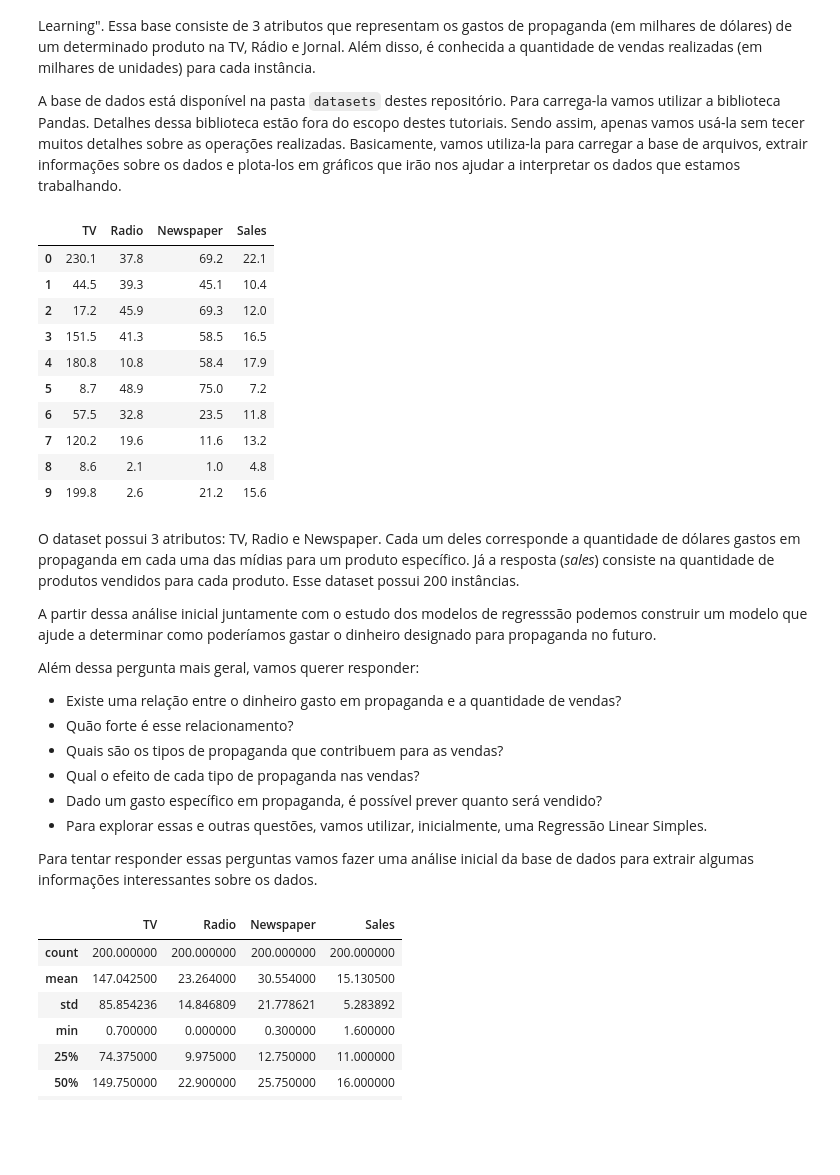
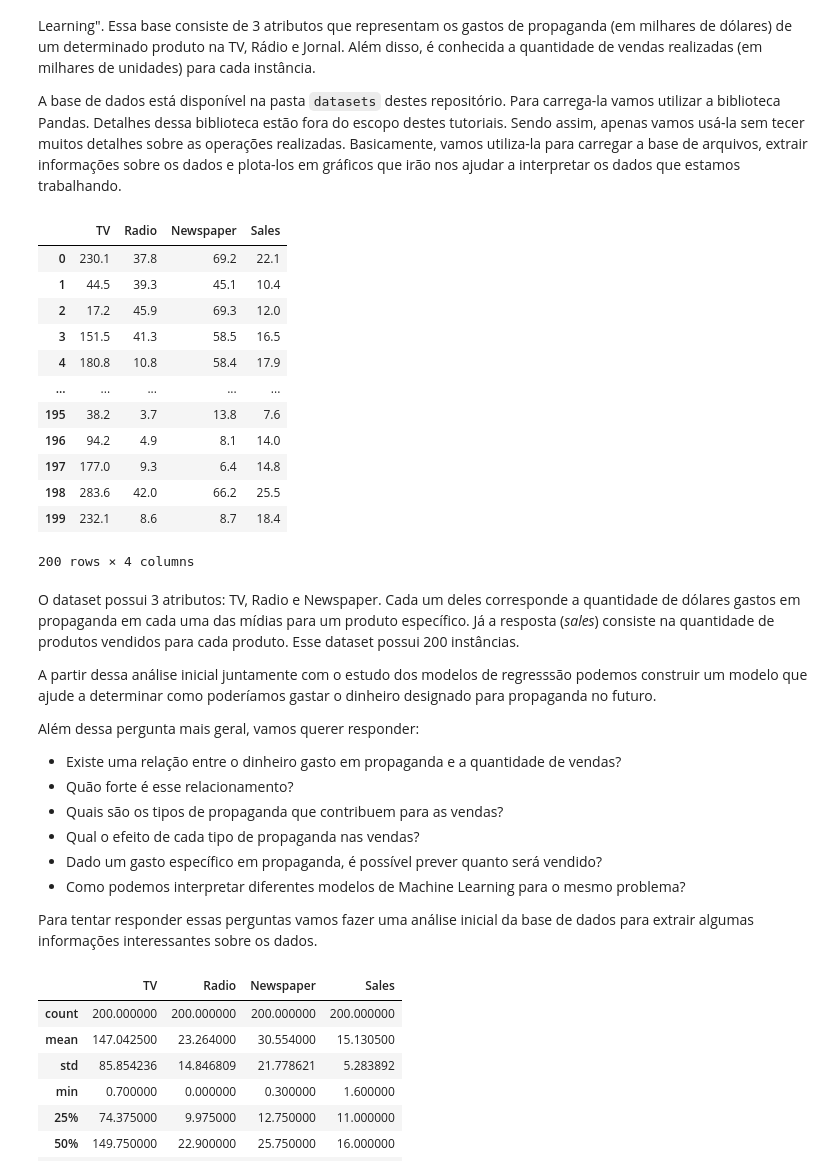
Before and after one commit to adolfoguimaraes/datascience, a Jupyter notebook: code/03_laboratorio_regressao_linear.ipynb, the cells around one changed output. Cells and saved outputs as stored; diff of their text form; code cells hidden in the pictures; blank space fills up the shorter version.

Commit message:
Atualização do notebook de regressão.

```diff
--- a/code/03_laboratorio_regressao_linear.ipynb
+++ b/code/03_laboratorio_regressao_linear.ipynb
@@ -13,19 +13,21 @@ import seaborn as sns
 import matplotlib.pyplot as plt
 # %%
 data = pd.read_csv("../datasets/Advertising.csv")
-data.head(10)
+data
 # %% [output]
 |  | TV | Radio | Newspaper | Sales |
 | 0 | 230.1 | 37.8 | 69.2 | 22.1 |
 | 1 | 44.5 | 39.3 | 45.1 | 10.4 |
 | 2 | 17.2 | 45.9 | 69.3 | 12.0 |
 | 3 | 151.5 | 41.3 | 58.5 | 16.5 |
 | 4 | 180.8 | 10.8 | 58.4 | 17.9 |
-| 5 | 8.7 | 48.9 | 75.0 | 7.2 |
-| 6 | 57.5 | 32.8 | 23.5 | 11.8 |
-| 7 | 120.2 | 19.6 | 11.6 | 13.2 |
-| 8 | 8.6 | 2.1 | 1.0 | 4.8 |
-| 9 | 199.8 | 2.6 | 21.2 | 15.6 |
+| ... | ... | ... | ... | ... |
+| 195 | 38.2 | 3.7 | 13.8 | 7.6 |
+| 196 | 94.2 | 4.9 | 8.1 | 14.0 |
+| 197 | 177.0 | 9.3 | 6.4 | 14.8 |
+| 198 | 283.6 | 42.0 | 66.2 | 25.5 |
+| 199 | 232.1 | 8.6 | 8.7 | 18.4 |
+200 rows × 4 columns
 # %% [markdown]
 O dataset possui 3 atributos: TV, Radio e Newspaper. Cada um deles corresponde a quantidade de dólares gastos em propaganda em cada uma das mídias para um produto específico. Já a resposta (*sales*) consiste na quantidade de produtos vendidos para cada produto. Esse dataset possui 200 instâncias.
 
@@ -38,7 +40,7 @@ Além dessa pergunta mais geral, vamos querer responder:
 * Quais são os tipos de propaganda que contribuem para as vendas?
 * Qual o efeito de cada tipo de propaganda nas vendas?
 * Dado um gasto específico em propaganda, é possível prever quanto será vendido?
-* Para explorar essas e outras questões, vamos utilizar, inicialmente, uma Regressão Linear Simples.
+* Como podemos interpretar diferentes modelos de Machine Learning para o mesmo problema?
 
 Para tentar responder essas perguntas vamos fazer uma análise inicial da base de dados para extrair algumas informações interessantes sobre os dados.
 # %%
```
